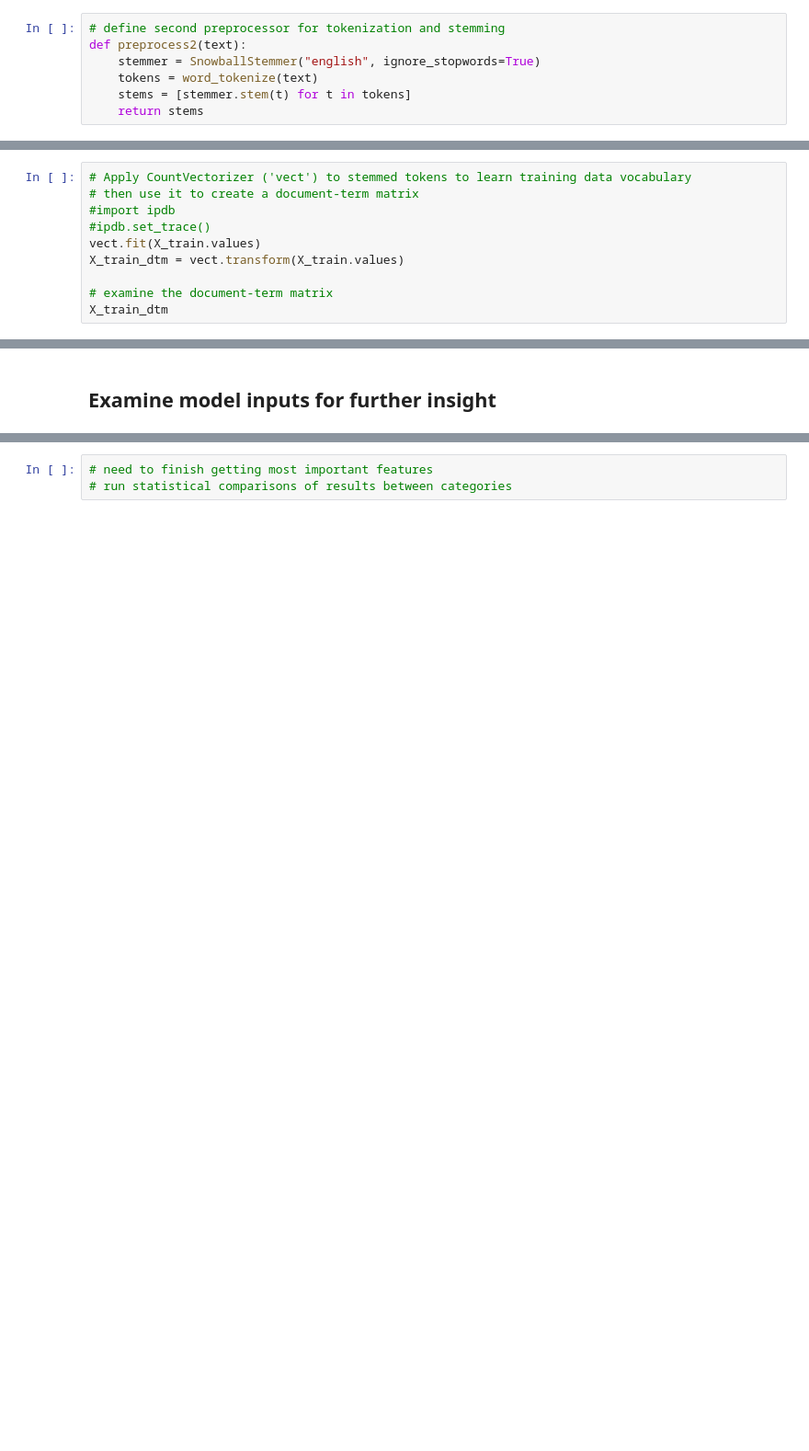
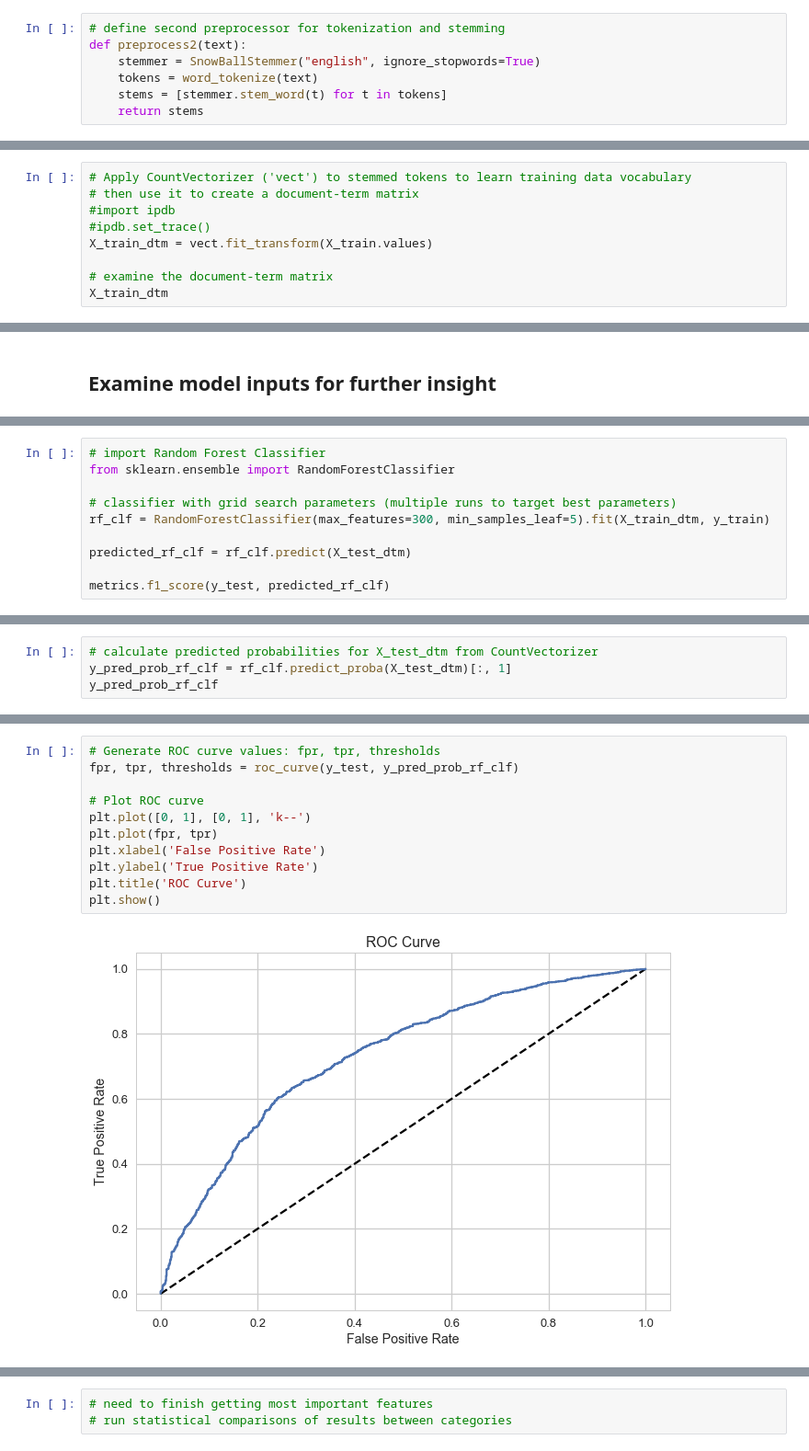
Before and after one commit to PassMoreHeat/springboard, a Jupyter notebook: Capstone_1/Machine_Learning_Amazon_Reviews_Working_Code.ipynb, the cells around one changed output, grey strips where cells are left out. Shown: that part at 92% size. Cells and saved outputs as stored; diff of their text form; blank space fills up the shorter version.

```diff
--- a/Capstone_1/Machine_Learning_Amazon_Reviews_Working_Code.ipynb
+++ b/Capstone_1/Machine_Learning_Amazon_Reviews_Working_Code.ipynb
@@ -118,9 +124,9 @@ stemmer = SnowballStemmer("english", ignore_stopwords=True)
 # %%
 # define second preprocessor for tokenization and stemming
 def preprocess2(text):
-    stemmer = SnowballStemmer("english", ignore_stopwords=True)
+    stemmer = SnowBallStemmer("english", ignore_stopwords=True)
     tokens = word_tokenize(text)
-    stems = [stemmer.stem(t) for t in tokens]
+    stems = [stemmer.stem_word(t) for t in tokens]
     return stems
 # %%
 rev_rate['clean_revs'] = rev_rate['clean_revs'].apply(preprocess2)
@@ -204,8 +231,7 @@ tfidf = TfidfVectorizer(stop_words='english', max_df=0.7, lowercase=False)
 # then use it to create a document-term matrix
 #import ipdb
 #ipdb.set_trace()
-vect.fit(X_train.values)
-X_train_dtm = vect.transform(X_train.values)
+X_train_dtm = vect.fit_transform(X_train.values)
 
 # examine the document-term matrix
 X_train_dtm
@@ -586,0 +490,10 @@ features.head(10)
+# %%
+# import Random Forest Classifier
+from sklearn.ensemble import RandomForestClassifier
+
+# classifier with grid search parameters (multiple runs to target best parameters)
+rf_clf = RandomForestClassifier(max_features=300, min_samples_leaf=5).fit(X_train_dtm, y_train)
+
+predicted_rf_clf = rf_clf.predict(X_test_dtm)
+
+metrics.f1_score(y_test, predicted_rf_clf)
@@ -586,0 +525,4 @@ features.head(10)
+# %%
+# calculate predicted probabilities for X_test_dtm from CountVectorizer
+y_pred_prob_rf_clf = rf_clf.predict_proba(X_test_dtm)[:, 1]
+y_pred_prob_rf_clf
@@ -586,0 +532,13 @@ features.head(10)
+# %%
+# Generate ROC curve values: fpr, tpr, thresholds
+fpr, tpr, thresholds = roc_curve(y_test, y_pred_prob_rf_clf)
+
+# Plot ROC curve
+plt.plot([0, 1], [0, 1], 'k--')
+plt.plot(fpr, tpr)
+plt.xlabel('False Positive Rate')
+plt.ylabel('True Positive Rate')
+plt.title('ROC Curve')
+plt.show()
+# %% [output]
+[figure, added]
```
Also changed, not shown: parts of 131 cells of this notebook.
